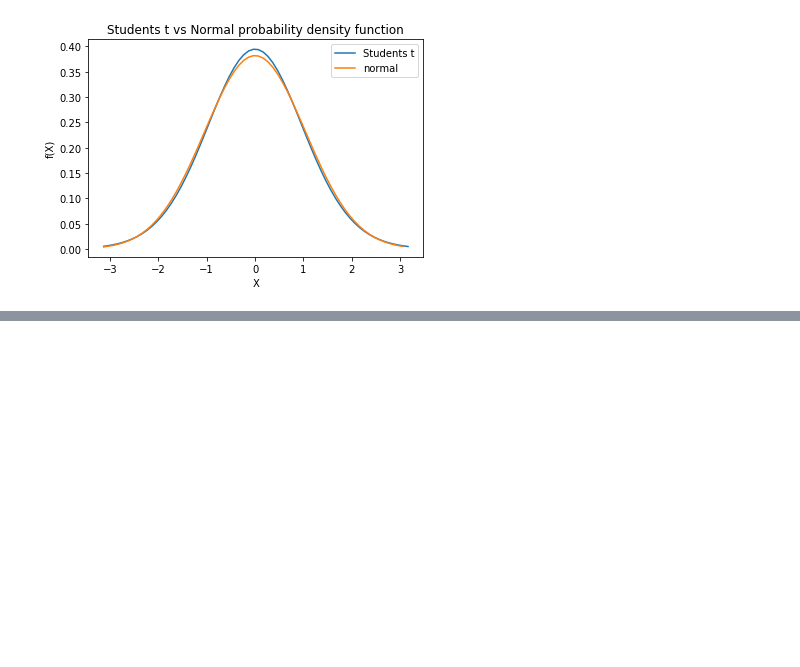
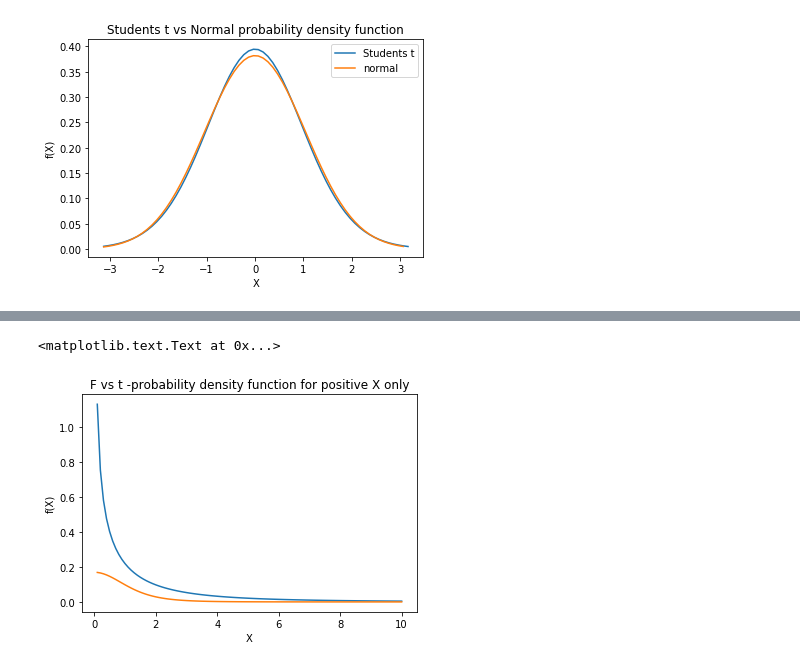
Before and after one commit to Abhinav-Rijal/Statistics, a Jupyter notebook: Probability distributions.ipynb, the cells around one changed output, grey strips where cells are left out. Cells and saved outputs as stored; diff of their text form; code cells hidden in the pictures; blank space fills up the shorter version.

```diff
--- a/Probability distributions.ipynb
+++ b/Probability distributions.ipynb
@@ -608,0 +644,30 @@ plt.title('F-probability density function')
+# %%
+#F-distribution as t-distribution for m=1
+m=1
+n=5
+f_x=[]
+k=m/(n*beta(m/2,n/2))
+x=np.arange(0.1,10.1,0.1)
+for i in x:
+    f=k*((m*i/n)**((m/2)-1))/(1+(m*i/n))**((m+n)/2)
+    f_x.append(f)
+plt.plot(x,f_x)
+
+n1=6
+nu=n1-1
+f_x1=[]
+
+k1=1/(math.sqrt(nu)*math.gamma(1/2)*math.gamma(nu/2)/math.gamma(1/2+nu/2))
+
+x=np.arange(0.1,10.1,0.1)
+for i in x:
+    f1=k/(1+i**2/nu)**((1+nu)/2)
+    f_x1.append(f1)
+plt.plot(x,f_x1)
+
+plt.xlabel('X')
+plt.ylabel('f(X)')
+plt.title('F vs t -probability density function for positive X only')
+# %% [output]
+<matplotlib.text.Text at 0x...>
+[figure, added]
```
Also changed, not shown: parts of 2 cells of this notebook.
